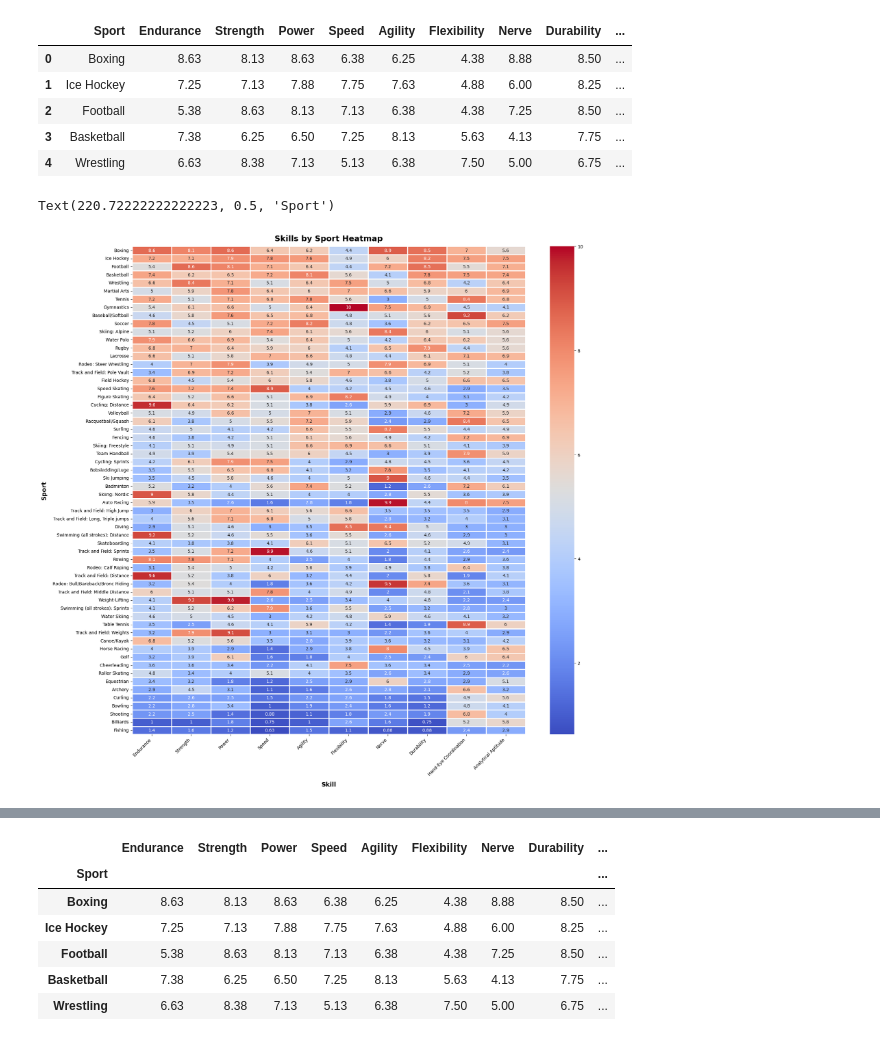
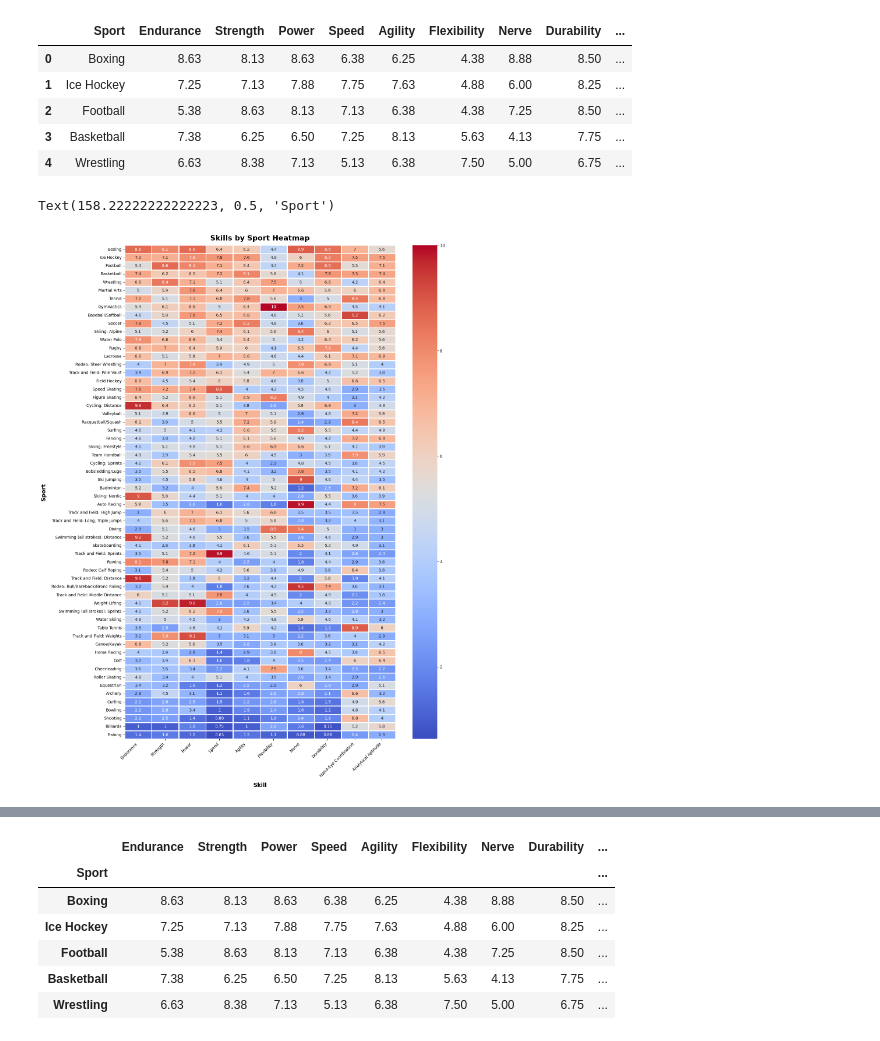
Before and after one commit to nicolaszuleta95/Data-Science-Portfolio, a Jupyter notebook: projects/SportsBySkill/SportsBySkill.ipynb, the cells around one changed output, grey strips where cells are left out. Cells and saved outputs as stored; diff of their text form; code cells hidden in the pictures.

```diff
--- a/projects/SportsBySkill/SportsBySkill.ipynb
+++ b/projects/SportsBySkill/SportsBySkill.ipynb
@@ -75,17 +75,17 @@ df_skills.head()
 # %%
 df_skills = df_skills.set_index('Sport')
 
-fig, ax = plt.subplots(figsize=(20,20))
+fig, ax = plt.subplots(figsize=(15,22))
 
 skills_heatmap = sns.heatmap(df_skills, annot=True, cmap='coolwarm', ax=ax,linewidths=2, annot_kws={"size": 10})
 ax.set_xticklabels(ax.get_xticklabels(), rotation=45, horizontalalignment='right')
 colorbar = skills_heatmap.collections[0].colorbar
 skills_heatmap.set_title('Skills by Sport Heatmap', fontdict={'fontsize':18}, pad=12, fontweight='bold')
 skills_heatmap.set_xlabel('Skill', fontdict={'fontsize':14}, labelpad=12, fontweight='bold')
 skills_heatmap.set_ylabel('Sport', fontdict={'fontsize':14}, labelpad=12, fontweight='bold')
 # %% [output]
-Text(220.72222222222223, 0.5, 'Sport')
+Text(158.22222222222223, 0.5, 'Sport')
-[figure, old version]
+[figure, new version]
 # %%
 import panel as pn
 pn.extension('ipywidgets')
```
Also changed, not shown: parts of 9 cells of this notebook.
